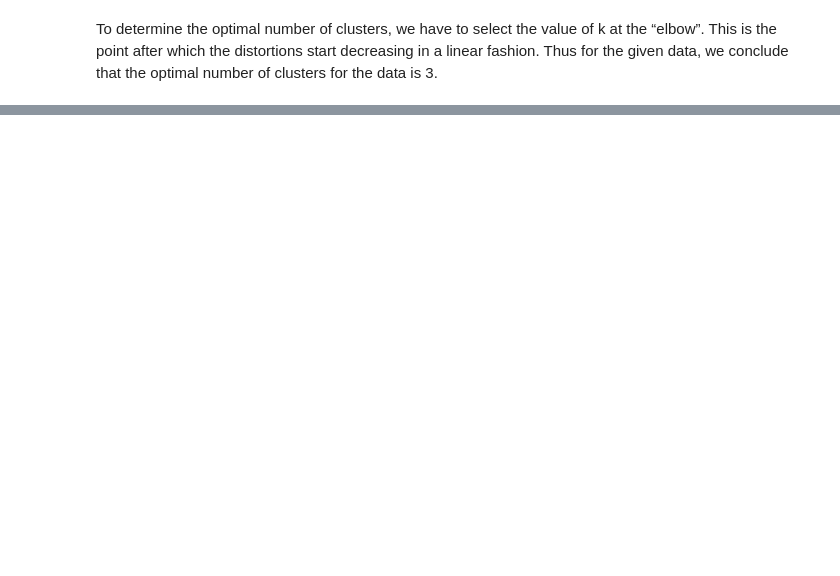
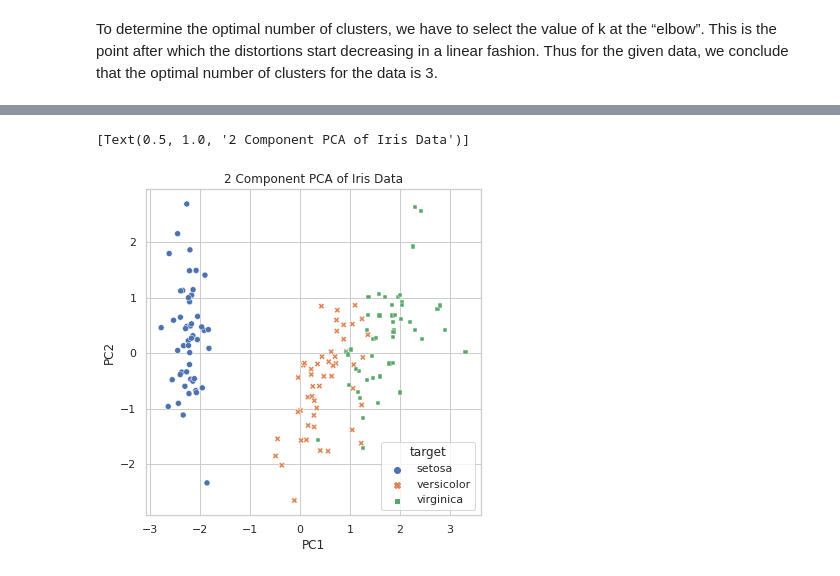
Before and after one commit to JoshuaCD/data_mining_group, a Jupyter notebook: assignment_5/iris_clustering.ipynb, the cells around one changed output, grey strips where cells are left out. Cells and saved outputs as stored; diff of their text form; code cells hidden in the pictures; blank space fills up the shorter version.

```diff
--- a/assignment_5/iris_clustering.ipynb
+++ b/assignment_5/iris_clustering.ipynb
@@ -73,0 +86,32 @@ To determine the optimal number of clusters, we have to select the value of k at
+# %%
+# Preparing data for PCA
+# PCA is effected by scale so we will need to scale the variables beforehand
+
+X = iris_df.drop(columns='target').values
+Y = iris_df.loc[:,['target']].values
+X = StandardScaler().fit_transform(X) # Standarizes the 4 numeric variables
+
+pca_3 = PCA(n_components=3)  # Creating a PCA with 3 components rather than 4
+pca_2 = PCA(n_components=2)  # Creating a PCA with 2 components rather than 4
+# %%
+# Converting the PCA data to Data Frames with target column
+
+principalComponents_3 = pca_3.fit_transform(X) # Converts to array
+principalComponents_2 = pca_2.fit_transform(X)
+pca_3_df = pd.DataFrame(data = principalComponents_3 # Converts to DF
+             , columns = ['PC1', 'PC2','PC3'])
+pca_2_df = pd.DataFrame(data = principalComponents_2
+             , columns = ['PC1', 'PC2'])
+
+pca_3_df['target'] = iris_df.loc[:,['target']]   # Re-adding the target column
+pca_2_df['target'] = iris_df.loc[:,['target']]
+# %%
+# Scatterplot of the iris data reduced to 2 Principal Components
+
+fig_dims = (6, 6)
+fig, ax = plt.subplots(figsize=fig_dims)
+sns.scatterplot(data=pca_2_df, x='PC1',y='PC2',hue='target',
+                style='target').set(title='2 Component PCA of Iris Data')
+# %% [output]
+[Text(0.5, 1.0, '2 Component PCA of Iris Data')]
+[figure, added]
```
Also changed, not shown: parts of 5 cells of this notebook.
